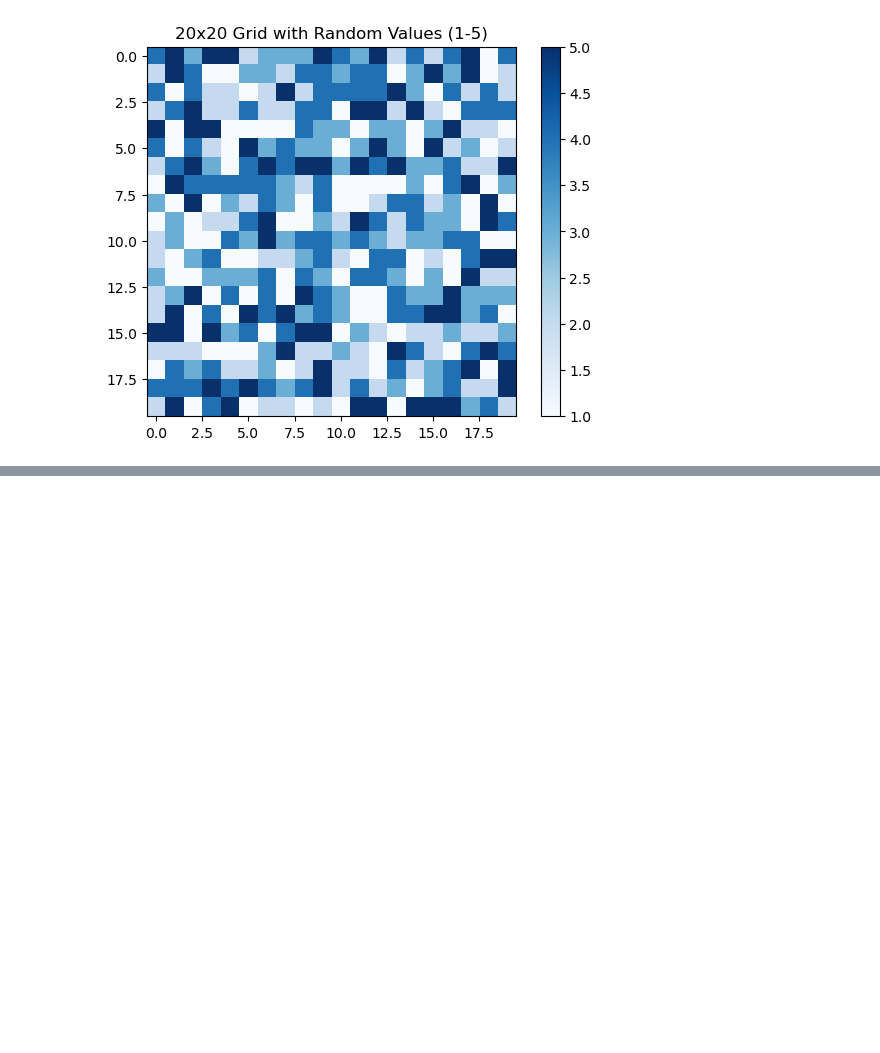
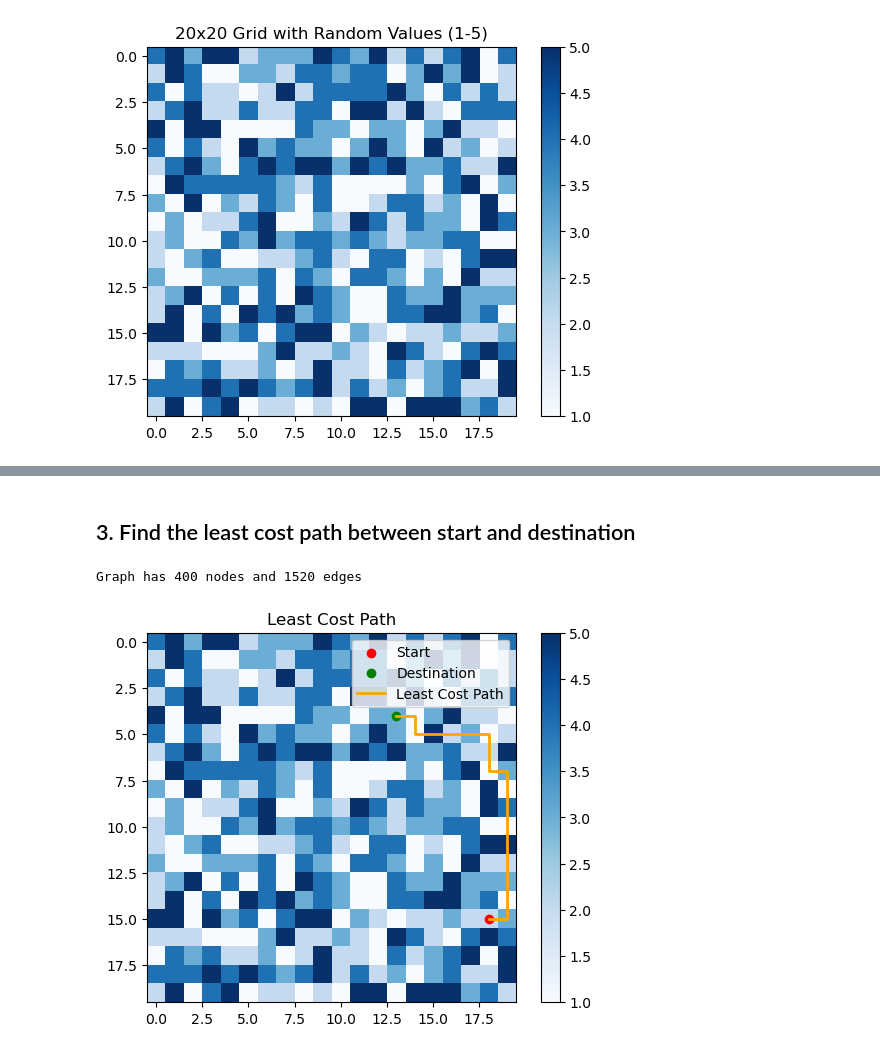
Before and after one commit to movephutthaphaiboon/raster-based-least-cost-path-analysis, a Jupyter notebook: simple least cost path.ipynb, the cells around one changed output, grey strips where cells are left out. Cells and saved outputs as stored; diff of their text form; code cells hidden in the pictures; blank space fills up the shorter version.

```diff
--- a/simple least cost path.ipynb
+++ b/simple least cost path.ipynb
@@ -55,0 +56,79 @@ plt.show()
+# %% [markdown]
+## 3. Find the least cost path between start and destination
+# %%
+from scipy.sparse import csr_matrix
+from scipy.sparse.csgraph import shortest_path
+
+# Convert the grid to a graph
+def grid_to_graph(grid) -> csr_matrix:
+    """
+    Convert a 2D cost grid into a sparse adjacency graph (CSR matrix).
+
+    Each grid cell becomes a node. Edges connect 4-neighbors (up, down, left, right).
+    The weight of an edge from cell A to neighbor B is the cost of entering B
+    (i.e., the value stored in the neighbor cell).
+
+    Parameters
+    ----------
+    grid : numpy.ndarray
+        2D array of non-negative costs (shape: rows x cols).
+
+    Returns
+    -------
+    scipy.sparse.csr_matrix
+        Sparse adjacency matrix of shape (n, n) where n = rows * cols.
+        Entry (i, j) is nonzero if node i has an edge to node j, and its value
+        is the cost to move from i into j.
+    """
+    rows, cols = grid.shape
+    n = rows * cols
+    data = []
+    row_ind = []
+    col_ind = []
+    for r in range(rows):
+        for c in range(cols):
+            idx = r * cols + c
+            for dr, dc in [(-1, 0), (1, 0), (0, -1), (0, 1)]:  # 4 neighbors
+                nr, nc = r + dr, c + dc
+                if 0 <= nr < rows and 0 <= nc < cols:
+                    nidx = nr * cols + nc
+                    data.append(grid[nr, nc])
+                    row_ind.append(idx)
+                    col_ind.append(nidx)
+    return csr_matrix((data, (row_ind, col_ind)), shape=(n, n), dtype=grid.dtype)
+
+graph = grid_to_graph(grid)
+# print numbers of nodes and edges
+print(f'Graph has {graph.shape[0]} nodes and {graph.nnz} edges')
+# %% [output]
+Graph has 400 nodes and 1520 edges
+# %%
+graph = grid_to_graph(grid)
+start_idx = start[0] * grid.shape[1] + start[1]
+dest_idx = destination[0] * grid.shape[1] + destination[1]
+
+dist_matrix, predecessors = shortest_path(graph, directed=False, indices=start_idx, return_predecessors=True)
+path = []
+i = dest_idx
+if np.isfinite(dist_matrix[dest_idx]):
+    while i != start_idx:
+        path.append((i // grid.shape[1], i % grid.shape[1]))
+        i = predecessors[i]
+    path.append(start)
+    path = path[::-1]
+else:
+    path = None
+
+# Visualize the path
+im = plt.imshow(grid, cmap='Blues', interpolation='nearest')
+plt.scatter(*start[::-1], color='red', label='Start')
+plt.scatter(*destination[::-1], color='green', label='Destination')
+if path:
+    y, x = zip(*path)
+    plt.plot(x, y, color='orange', linewidth=2, label='Least Cost Path')
+plt.colorbar(im)
+plt.title('Least Cost Path')
+plt.legend()
+plt.show()
+# %% [output]
+[figure, added]
```
Also changed, not shown: parts of 5 cells of this notebook.
